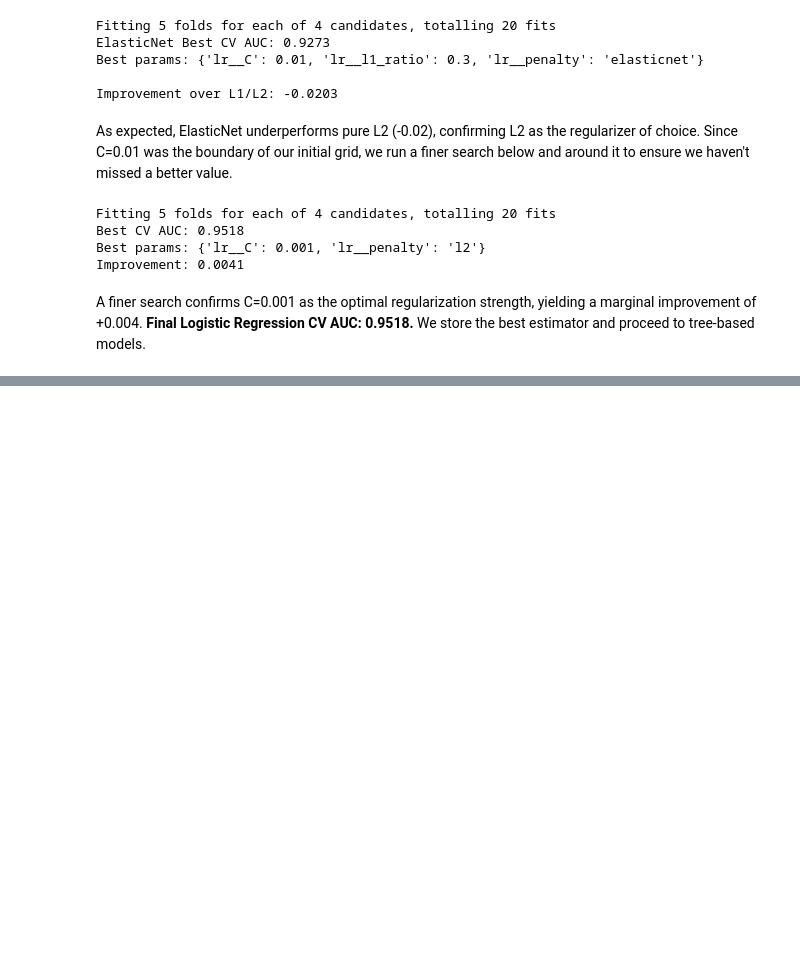
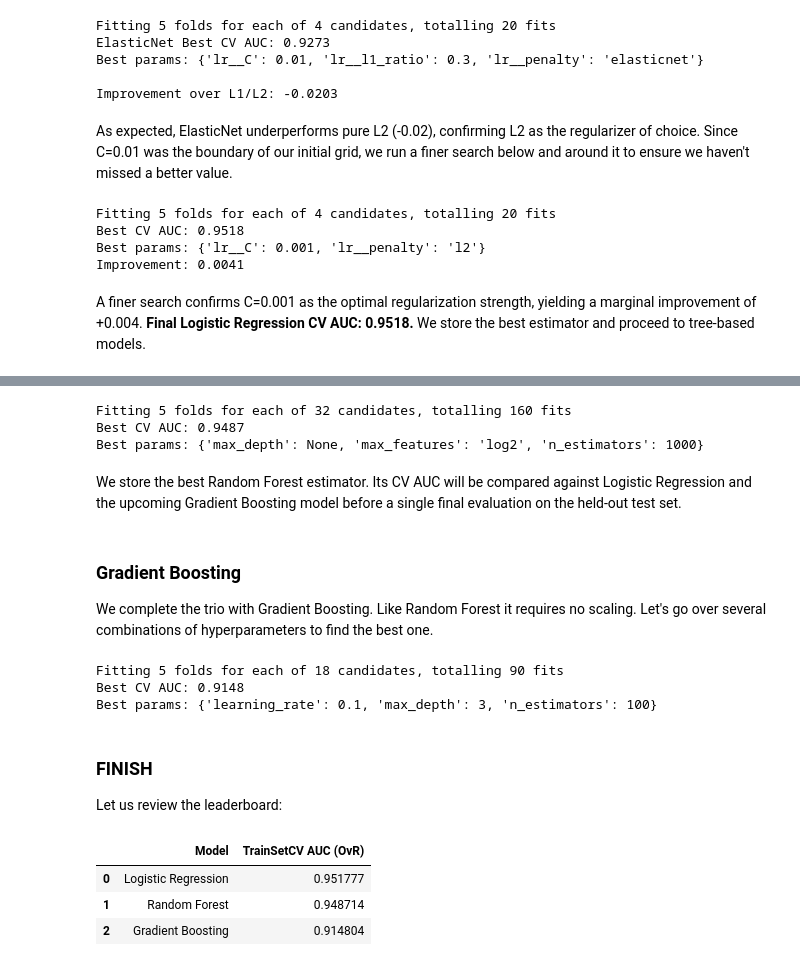
Before and after one commit to yodesser/Embeddings, a Jupyter notebook: FinalProject.ipynb, the cells around one changed output, grey strips where cells are left out. Drawn from its saved outputs; the diff is of its cells as text; code cells hidden in the pictures; blank space fills up the shorter version.

```diff
--- a/FinalProject.ipynb
+++ b/FinalProject.ipynb
@@ -714,0 +724,63 @@ A finer search confirms C=0.001 as the optimal regularization strength, yielding
+# %%
+from sklearn.ensemble import RandomForestClassifier
+
+rf_pipeline = RandomForestClassifier(random_state=42, n_jobs=-1)
+
+rf_param_grid = {
+    'n_estimators': [100, 400, 700, 1000],
+    'max_depth': [None, 20, 30, 40],
+    'max_features': ['sqrt', 'log2']
+}
+
+rf_grid = GridSearchCV(rf_pipeline, rf_param_grid, cv=5,
+                       scoring='roc_auc_ovr', n_jobs=-1, verbose=1)
+rf_grid.fit(X_train, y_train)
+
+print(f"Best CV AUC: {rf_grid.best_score_:.4f}")
+print(f"Best params: {rf_grid.best_params_}")
+# %% [output]
+Fitting 5 folds for each of 32 candidates, totalling 160 fits
+Best CV AUC: 0.9487
+Best params: {'max_depth': None, 'max_features': 'log2', 'n_estimators': 1000}
+# %% [markdown]
+We store the best Random Forest estimator. Its CV AUC will be compared against Logistic Regression and the upcoming Gradient Boosting model before a single final evaluation on the held-out test set.
+# %% [markdown]
+### Gradient Boosting
+We complete the trio with Gradient Boosting. Like Random Forest it requires no scaling. Let's go over several combinations of hyperparameters to find the best one.
+# %%
+from sklearn.ensemble import GradientBoostingClassifier
+
+gb_param_grid = {
+    'n_estimators': [100, 300],
+    'max_depth': [3, 4, 6],
+    'learning_rate': [0.01, 0.1, 0.3]
+}
+
+gb_grid = GridSearchCV(
+    GradientBoostingClassifier(random_state=42),
+    gb_param_grid, cv=5, scoring='roc_auc_ovr', n_jobs=-1, verbose=1
+)
+gb_grid.fit(X_train, y_train)
+
+print(f"Best CV AUC: {gb_grid.best_score_:.4f}")
+print(f"Best params: {gb_grid.best_params_}")
+# %% [output]
+Fitting 5 folds for each of 18 candidates, totalling 90 fits
+Best CV AUC: 0.9148
+Best params: {'learning_rate': 0.1, 'max_depth': 3, 'n_estimators': 100}
+# %% [markdown]
+### FINISH
+Let us review the leaderboard:
+# %%
+results = pd.DataFrame([
+    {'Model': 'Logistic Regression', 'TrainSetCV AUC (OvR)': grid_search_l2.best_score_},
+    {'Model': 'Random Forest',        'TrainSetCV AUC (OvR)': rf_grid.best_score_},
+    {'Model': 'Gradient Boosting',    'TrainSetCV AUC (OvR)': gb_grid.best_score_}
+]).sort_values('TrainSetCV AUC (OvR)', ascending=False).reset_index(drop=True)
+
+display(results.style.highlight_max(subset=['TrainSetCV AUC (OvR)'], color='darkgreen'))
+# %% [output]
+|  | Model | TrainSetCV AUC (OvR) |
+| 0 | Logistic Regression | 0.951777 |
+| 1 | Random Forest | 0.948714 |
+| 2 | Gradient Boosting | 0.914804 |
```
Also changed, not shown: parts of 9 cells of this notebook.
